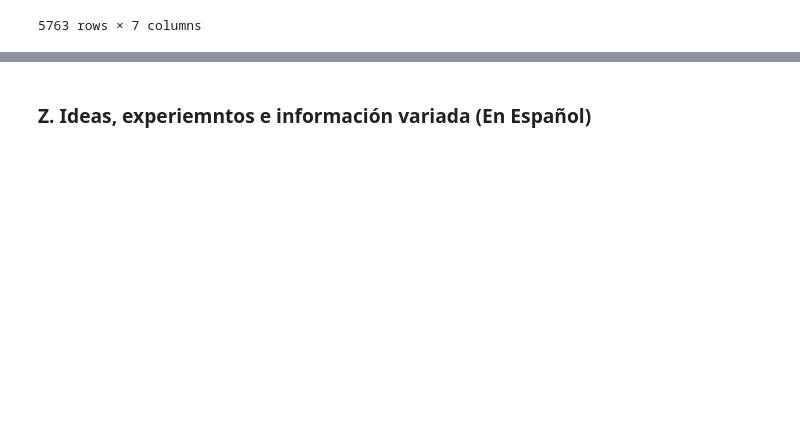
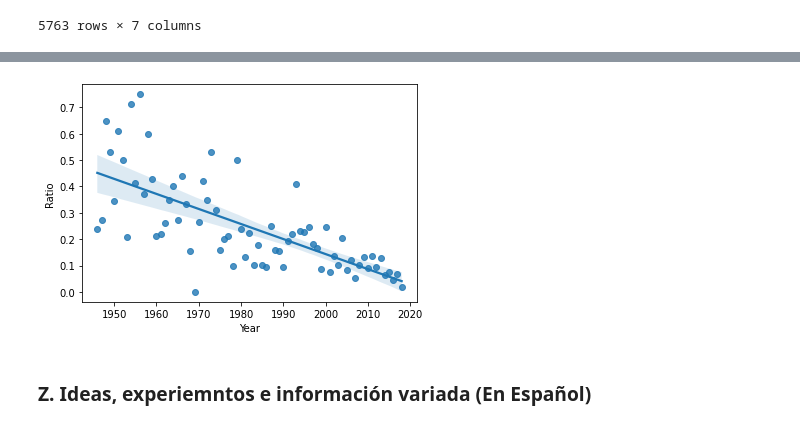
Before and after one commit to DiSanchz/data-cleaning-pandas, a Jupyter notebook: clean.ipynb, the cells around one changed output, grey strips where cells are left out. Cells and saved outputs as stored; diff of their text form; code cells hidden in the pictures; blank space fills up the shorter version.

```diff
--- a/clean.ipynb
+++ b/clean.ipynb
@@ -476,0 +473,16 @@ Int64Index([   0,    1,    2,    3,    4,    5,    6,    7,    8,    9,
+# %%
+#now index_b_count function will be applied to compute mortality ratio by year. For more information on this function and
+# its operative visit the associated file (src.py) in the repository
+#Te function will return a dictionary with mortality rates by year
+from src import index_b_count
+
+a_list = (list(attacks_1_4_1["Year"].unique()))
+MR_dict = index_b_count(attacks_1_4_1, a_list, "Fatal (Y/N)", "Year" )
+# %%
+#The obtained dictionary called MR_dict will be converted to a dataframe and then employed to test
+#our first hypothesis on changing (falling) mortality rates over time
+
+MR_df = pd.DataFrame.from_dict(MR_dict, orient="index")
+MR_df.reset_index(level=0, inplace=True)
+MR_df = MR_df.rename(columns={'index': 'Year', 0: 'Ratio'} )
+MR_df
@@ -477,3 +503,7 @@ Int64Index([   0,    1,    2,    3,    4,    5,    6,    7,    8,    9,
+# %%
+sns.regplot(x= "Year", y="Ratio" , data=MR_df);
+# %% [output]
+[figure, added]
 # %% [markdown]
 ### Z. Ideas, experiemntos e información variada (En Español)
 # %%
```
Also changed, not shown: parts of 27 cells of this notebook.
